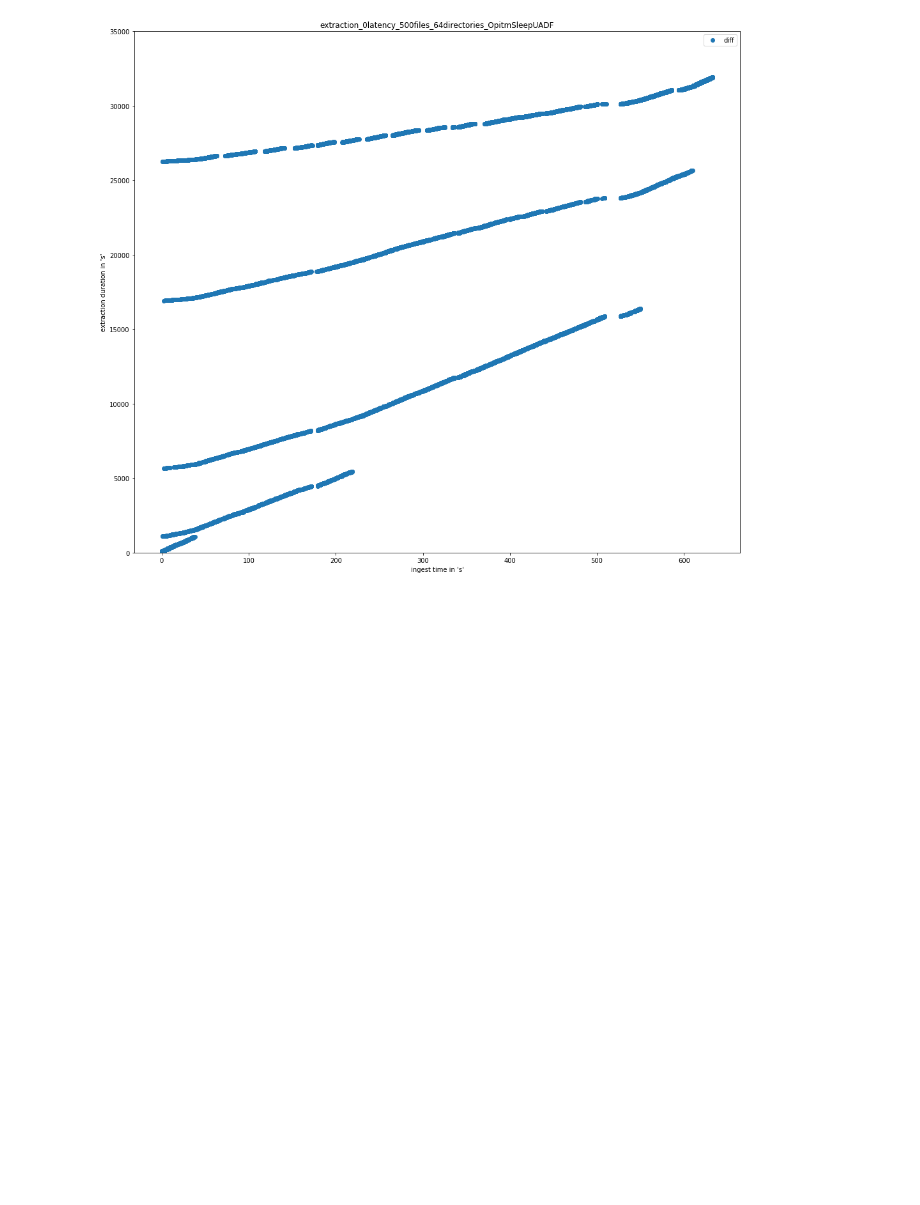
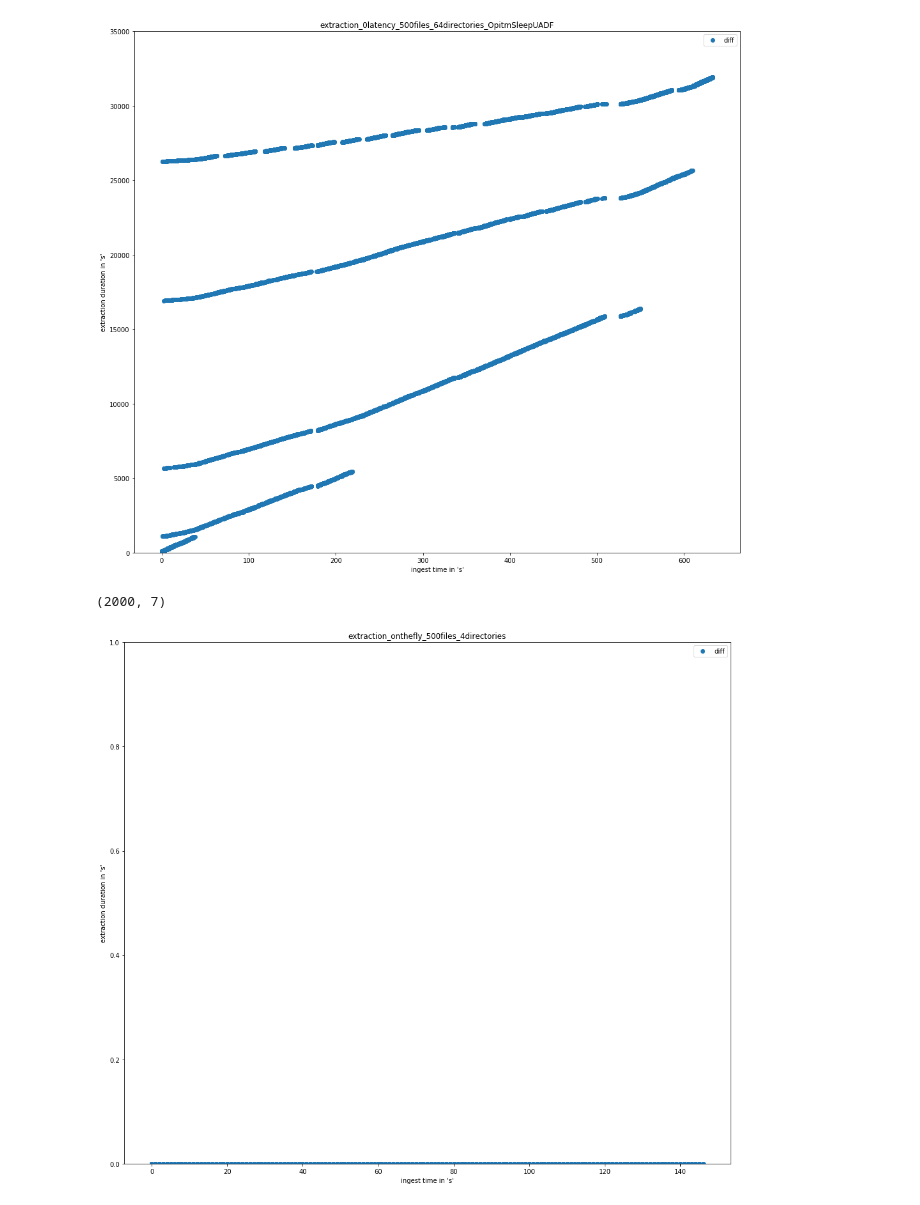
Before and after one commit to extreme-datacloud/cta-archive, a Jupyter notebook: ExtractionVisualisation.ipynb, the cells around one changed output. Drawn from its saved outputs; the diff is of its cells as text; code cells hidden in the pictures; blank space fills up the shorter version.

```diff
--- a/ExtractionVisualisation.ipynb
+++ b/ExtractionVisualisation.ipynb
@@ -51,3 +47,9 @@ plotExtraction("extraction_0latency_500files_64directories_OpitmSleepUADF",35000
 # %% [output]
 (15860, 7)
 [figure]
+# %%
+
+plotExtraction("extraction_onthefly_500files_4directories",1)
+# %% [output]
+(2000, 7)
+[figure, added]
```
Also changed, not shown: parts of 1 cell of this notebook, 8 other files.
